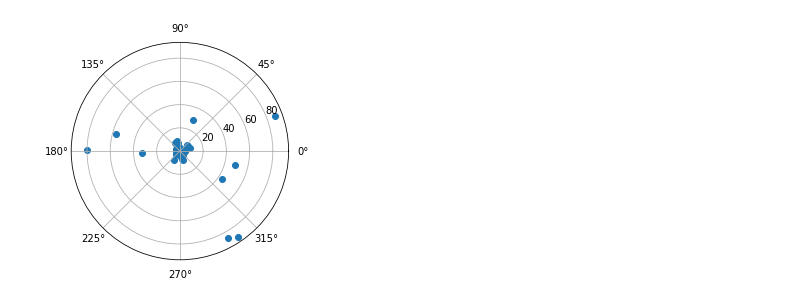
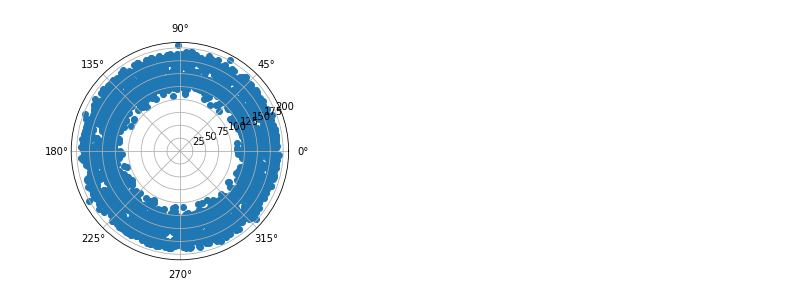
Before and after one commit to ddrobner/ulltrasonic-crossection, a Jupyter notebook: main.ipynb, the cells around one changed output. Saved outputs shown, nothing was run; the diff lists cells and outputs as text; code cells hidden in the pictures.

```diff
--- a/main.ipynb
+++ b/main.ipynb
@@ -8,7 +8,7 @@ rpm = 33
 ms_per_poll = 29
 time_per_rotation = (60 / rpm) * 1000
 polls_per_rotation = time_per_rotation/ms_per_poll
-upper_bound = 150
+upper_bound = 250
 
 #distance_from_object = 21 * 10
 
@@ -17,41 +17,32 @@ def cart2pol(x, y):
     phi = np.arctan2(y, x)
     return(rho, math.degrees(phi))
 
 f = open("box.txt", "r")
 
 testdata = "Distance: 188.79 Time: 429"
 
 time = []
 distance = []
 
 for d in f.readlines():
     x = re.findall(r"[-+]?(?:\d*\.\d+|\d+)", d)
     distance.append(float(x[0]))
     time.append(float(x[1]))
 
 filtered_time = []
 filtered_distance = []
 
 for i in range(0, len(distance)):
     if distance[i] < upper_bound:
         filtered_distance.append(distance[i])
         filtered_time.append(time[i])
 
 ntime = np.asarray(filtered_time)
 ndistance = np.asarray(filtered_distance)
 
-theta = []
-r = []
-
-for z in range(0, len(filtered_time)):
-    polar = cart2pol(ntime[z], ndistance[z])
-    theta.append(polar[0])
-    r.append(polar[1])
-
-
 fig, ax = plt.subplots(subplot_kw={'projection': 'polar'})
-plt.scatter(theta, r)
+plt.scatter((ntime % time_per_rotation), ndistance)
 #plt.scatter(ntime, ndistance)
 plt.show()
 # %% [output]
-[figure, old version]
+[figure, new version]
```
Also changed, not shown: 3 other files.
